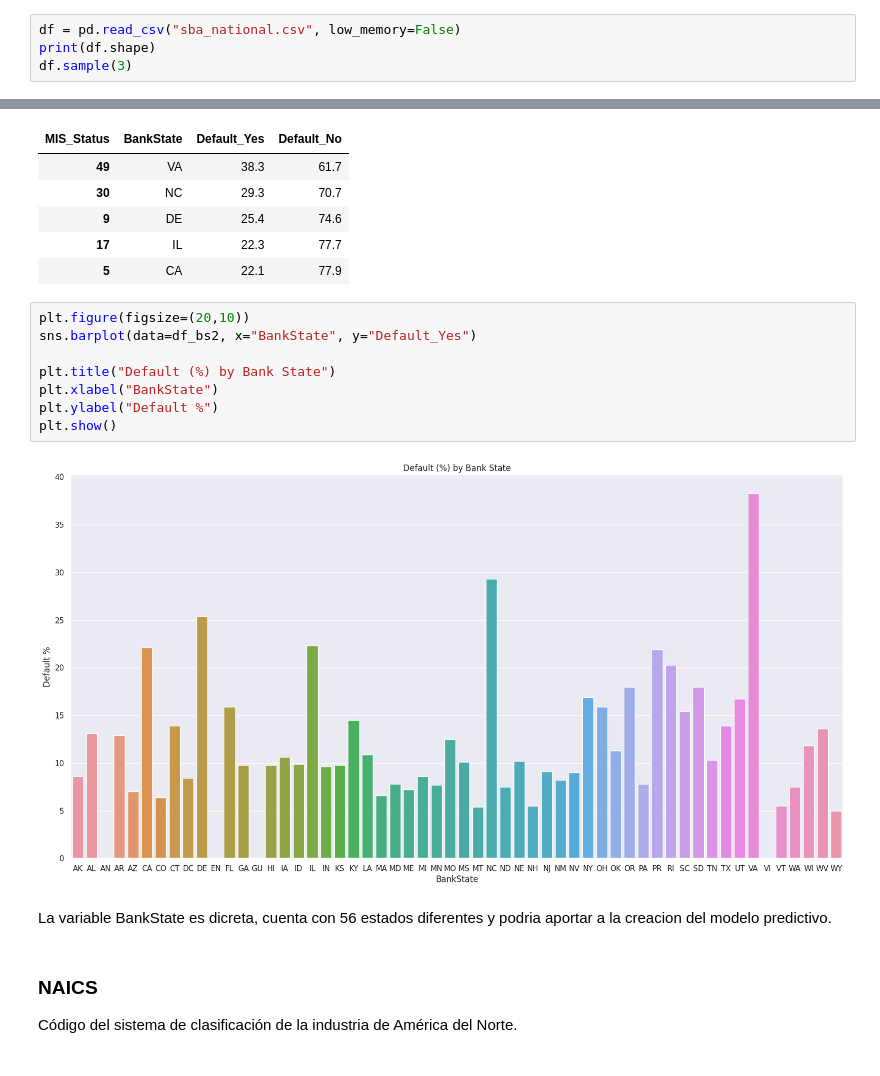
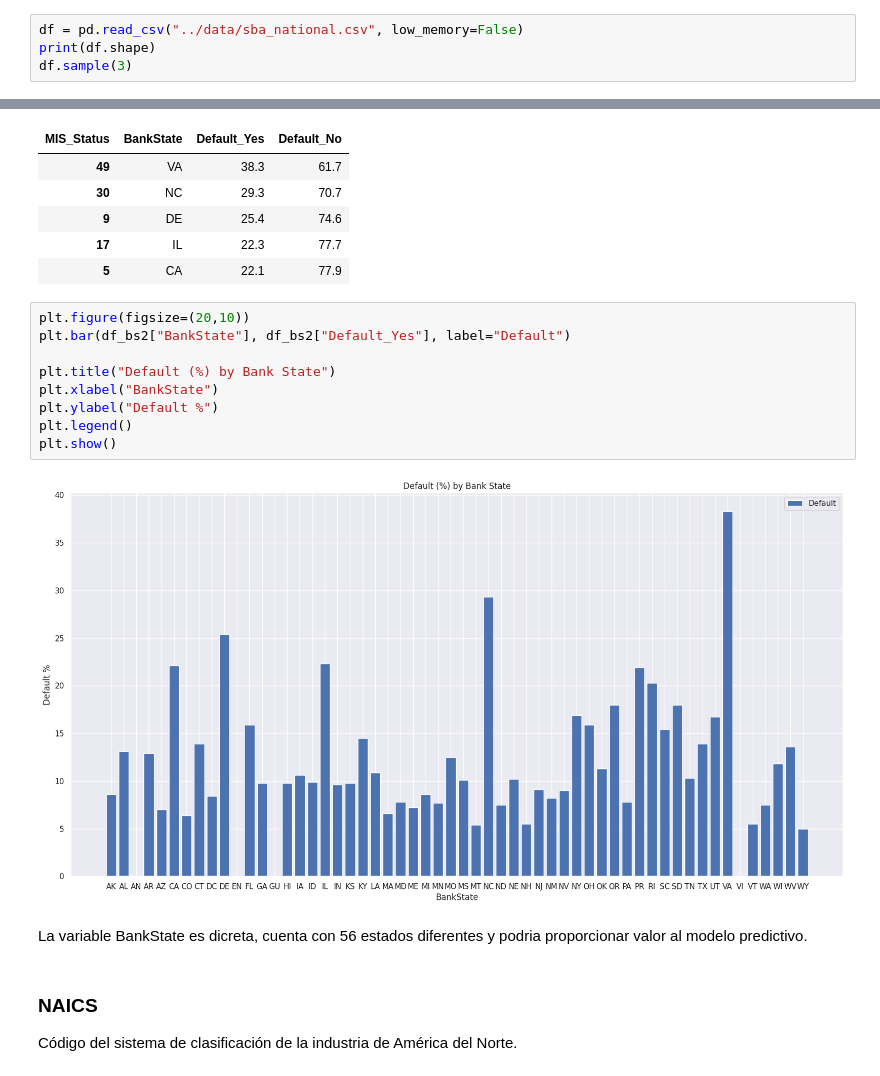
Before and after one commit to Ly-Ax/TFMasterIA, a Jupyter notebook: notebooks/data_exploration.ipynb, the cells around one changed output, grey strips where cells are left out. Cells and saved outputs as stored; diff of their text form.

```diff
--- a/notebooks/data_exploration.ipynb
+++ b/notebooks/data_exploration.ipynb
@@ -10,7 +9,7 @@ import seaborn as sns
 # %% [markdown]
 ## Análisis General
 # %%
-df = pd.read_csv("sba_national.csv", low_memory=False)
+df = pd.read_csv("../data/sba_national.csv", low_memory=False)
 print(df.shape)
 df.sample(3)
 # %% [output]
@@ -293,16 +292,17 @@ df_bs2.sort_values("Default_Yes", ascending=False).head(5)
 | 5 | CA | 22.1 | 77.9 |
 # %%
 plt.figure(figsize=(20,10))
-sns.barplot(data=df_bs2, x="BankState", y="Default_Yes")
+plt.bar(df_bs2["BankState"], df_bs2["Default_Yes"], label="Default")
 
 plt.title("Default (%) by Bank State")
 plt.xlabel("BankState")
 plt.ylabel("Default %")
+plt.legend()
 plt.show()
 # %% [output]
-[figure, old version]
+[figure, new version]
 # %% [markdown]
-La variable BankState es dicreta, cuenta con 56 estados diferentes y podria aportar a la creacion del modelo predictivo.
+La variable BankState es dicreta, cuenta con 56 estados diferentes y podria proporcionar valor al modelo predictivo.
 # %% [markdown]
 ### NAICS
 Código del sistema de clasificación de la industria de América del Norte.
```
Also changed, not shown: parts of 20 cells of this notebook, 1 other file.
